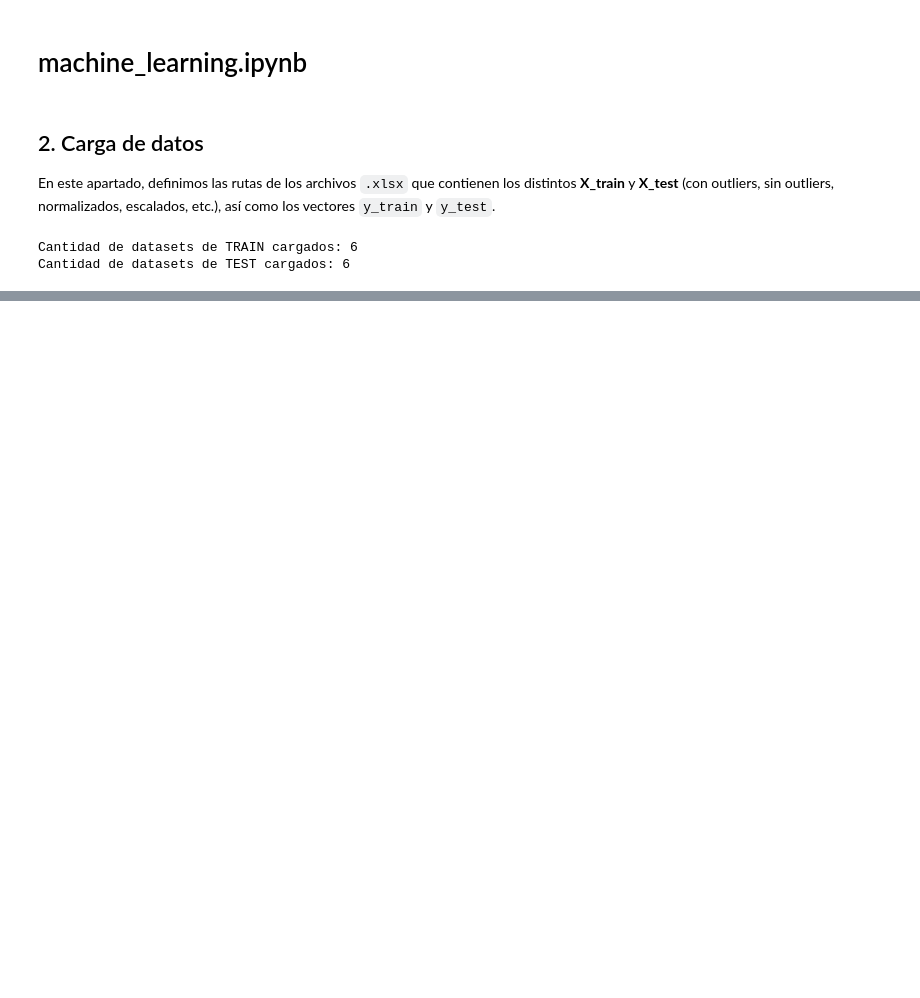
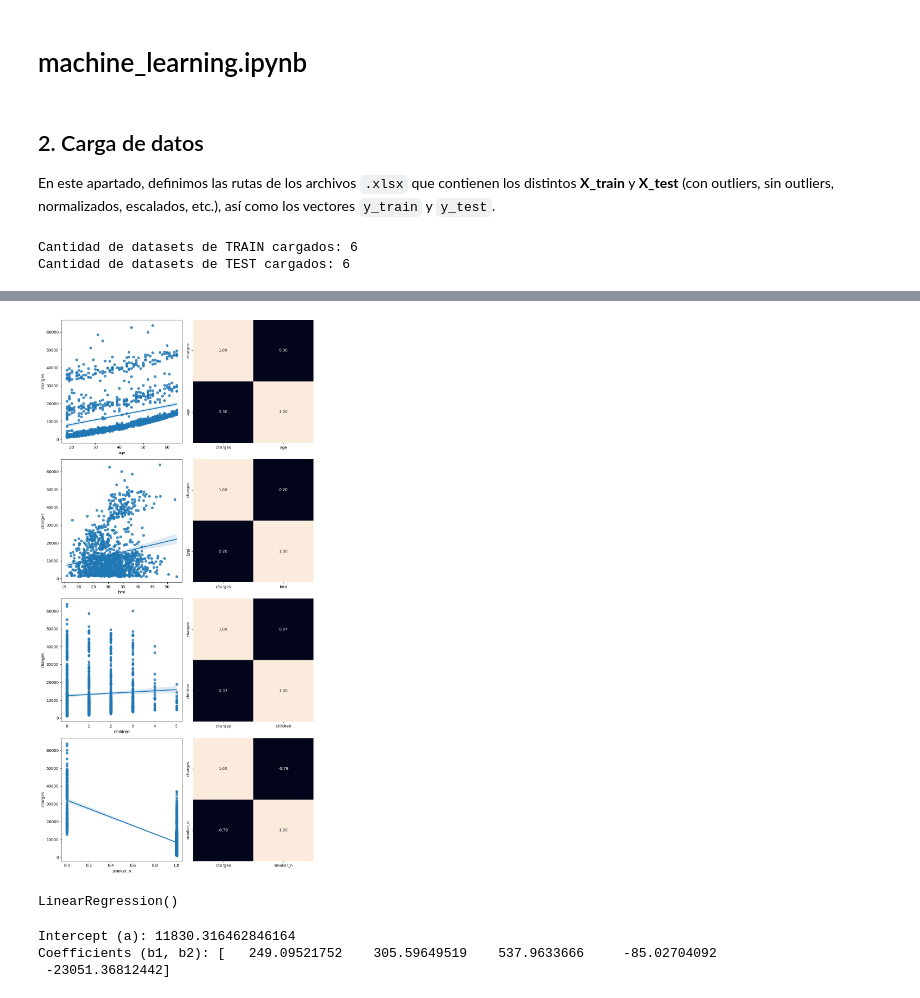
Before and after one commit to Vic1CR/ejercicio_regresion_lineal, a Jupyter notebook: src/machine_learning.ipynb, the cells around one changed output, grey strips where cells are left out. Drawn from its saved outputs; the diff is of its cells as text; code cells hidden in the pictures; blank space fills up the shorter version.

```diff
--- a/src/machine_learning.ipynb
+++ b/src/machine_learning.ipynb
@@ -163,0 +59,8 @@ Accuracy final en TEST: 1.0000
+# %%
+# Cargar los datos procesados
+train_data = pd.read_csv("/workspaces/ejercicio_regresion_lineal/data/processed/clean_train_data.csv")
+test_data = pd.read_csv("/workspaces/ejercicio_regresion_lineal/data/processed/clean_test_data.csv")
+
+# Mostrar las primeras filas de los datos de entrenamiento
+print("Datos de entrenamiento:")
+print(train_data.head())
@@ -163,0 +75,23 @@ Accuracy final en TEST: 1.0000
+# %%
+import pandas as pd
+import matplotlib.pyplot as plt
+import seaborn as sns
+
+# Concatenar datos de entrenamiento y prueba para análisis
+total_data = pd.concat([train_data, test_data], ignore_index=True)
+
+# Crear gráficos de regresión y matrices de correlación
+variables = ["age", "bmi", "children", "smoker_n"]  # Lista de variables a analizar
+fig, axis = plt.subplots(len(variables), 2, figsize=(10, 5 * len(variables)))
+
+for i, var in enumerate(variables):
+   # Regresión entre la variable y 'charges'
+   sns.regplot(data=total_data, x=var, y="charges", ax=axis[i, 0])
+   # Matriz de correlación entre la variable y 'charges'
+   sns.heatmap(total_data[["charges", var]].corr(), annot=True, fmt=".2f", ax=axis[i, 1], cbar=False)
+
+# Ajustar la visualización
+plt.tight_layout()
+plt.show()
+# %% [output]
+[figure, added]
@@ -163,0 +104,20 @@ Accuracy final en TEST: 1.0000
+# %%
+from sklearn.linear_model import LinearRegression
+
+# Crear el modelo de regresión lineal
+model = LinearRegression()
+
+# Ajustar el modelo a los datos de entrenamiento
+model.fit(X_train, y_train)
+# %% [output]
+LinearRegression()
+# %%
+from sklearn.metrics import mean_squared_error, r2_score
+
+# Mostrar el intercepto y los coeficientes del modelo de regresión lineal
+print(f"Intercept (a): {model.intercept_}")  # Intercepto
+print(f"Coefficients (b1, b2): {model.coef_}")  # Coeficientes
+# %% [output]
+Intercept (a): 11830.316462846164
+Coefficients (b1, b2): [   249.09521752    305.59649519    537.9633666     -85.02704092
+ -23051.36812442]
```
Also changed, not shown: parts of 9 cells of this notebook, 1 other file.
